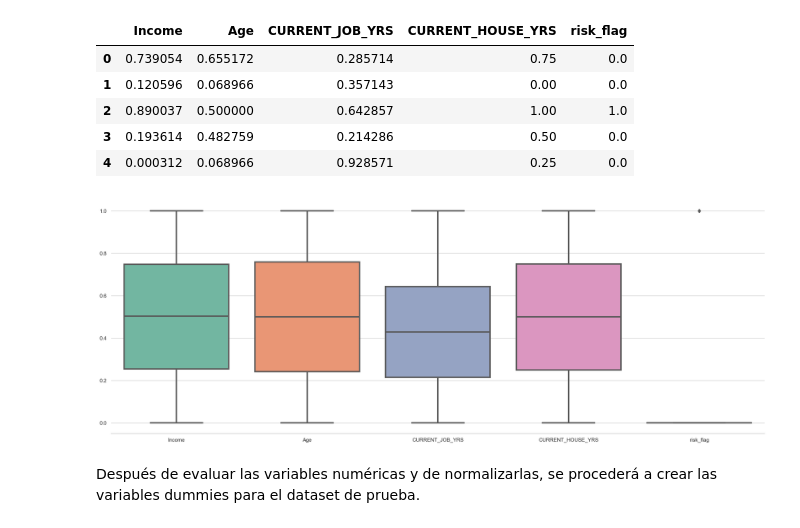
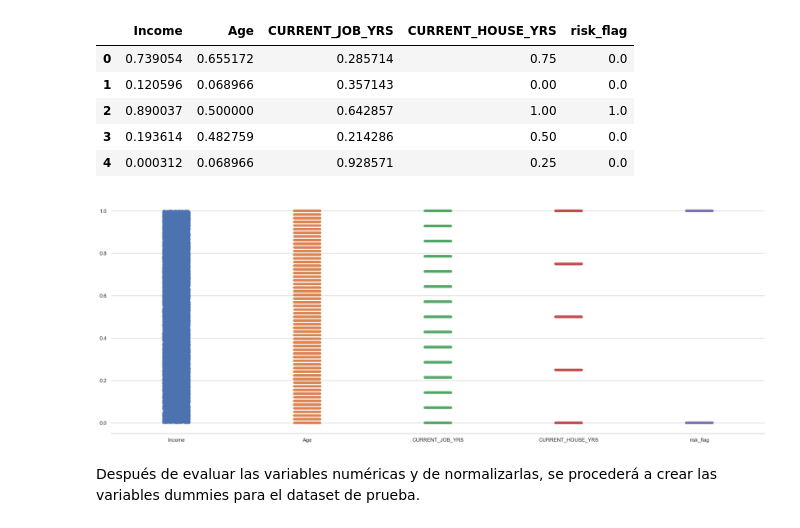
Before and after one commit to cabareno/Loan_Behavior, a Jupyter notebook: Monografia.ipynb, the cells around one changed output. Drawn from its saved outputs; the diff is of its cells as text; code cells hidden in the pictures.

```diff
--- a/Monografia.ipynb
+++ b/Monografia.ipynb
@@ -1086,8 +1078,9 @@ Se realizará un torneo de modelos donde se evaluarán los tres modelos entrenad
 El dataset que se tomara como test, también se encuentra en la página de Kaggel del dataset de entrenamiento: https://www.kaggle.com/datasets/subhamjain/loan-prediction-based-on-customer-behavior?select=Test+Data.csv. Este se encuentra sin la variable de salida, por lo que se concatenara con otro dataset, ubicado en la misma dirección, que contiene las variables de salida del dataset test.
 # %%
 loan_test_1 = pd.read_csv(r"D:\Usuario Carolina\Documents\Especializacion\Monografia\Loan_Behavior\Data\Test Data.csv")
-loan_test_2 = pd.read_csv(r"D:\Usuario Carolina\Documents\Especializacion\Monografia\Loan_Behavior\Data\Training Data.csv")
+loan_test_2 = pd.read_csv(r"D:\Usuario Carolina\Documents\Especializacion\Monografia\Loan_Behavior\Data\Sample Prediction Dataset.csv")
 loan_test = pd.concat([loan_test_1, loan_test_2["risk_flag"]], axis=1)
+# loan_test = pd.read_csv(r"D:\Usuario Carolina\Documents\Especializacion\Monografia\Loan_Behavior\Data\Training Data.csv")
 loan_test.info()
 # %% [output]
 <class 'pandas.core.frame.DataFrame'>
@@ -1258,12 +1251,13 @@ loan_test[num_test].head()
 | 3 | 0.193614 | 0.482759 | 0.214286 | 0.50 | 0.0 |
 | 4 | 0.000312 | 0.068966 | 0.928571 | 0.25 | 0.0 |
 # %%
+#Grafico de cajas para entender como se distribuyen los valores
 sns.set(rc={'figure.figsize':(25,9)}) # Tamaño de la figura
 sns.set(style="whitegrid") # Estilo de la figura
-sns.boxplot(data = pd.DataFrame(loan_test[num_test]), linewidth = 3, palette="Set2", fliersize = 5) # Diagrama Box Plot
+sns.stripplot(data =  pd.DataFrame(loan_test[num_test])) # Diagrama Strip plot
 sns.despine(left=True)
 # %% [output]
-[figure, old version]
+[figure, new version]
 # %% [markdown]
 Después de evaluar las variables numéricas y de normalizarlas, se procederá a crear las variables dummies para el dataset de prueba.
 # %%
```
Also changed, not shown: parts of 25 cells of this notebook.
